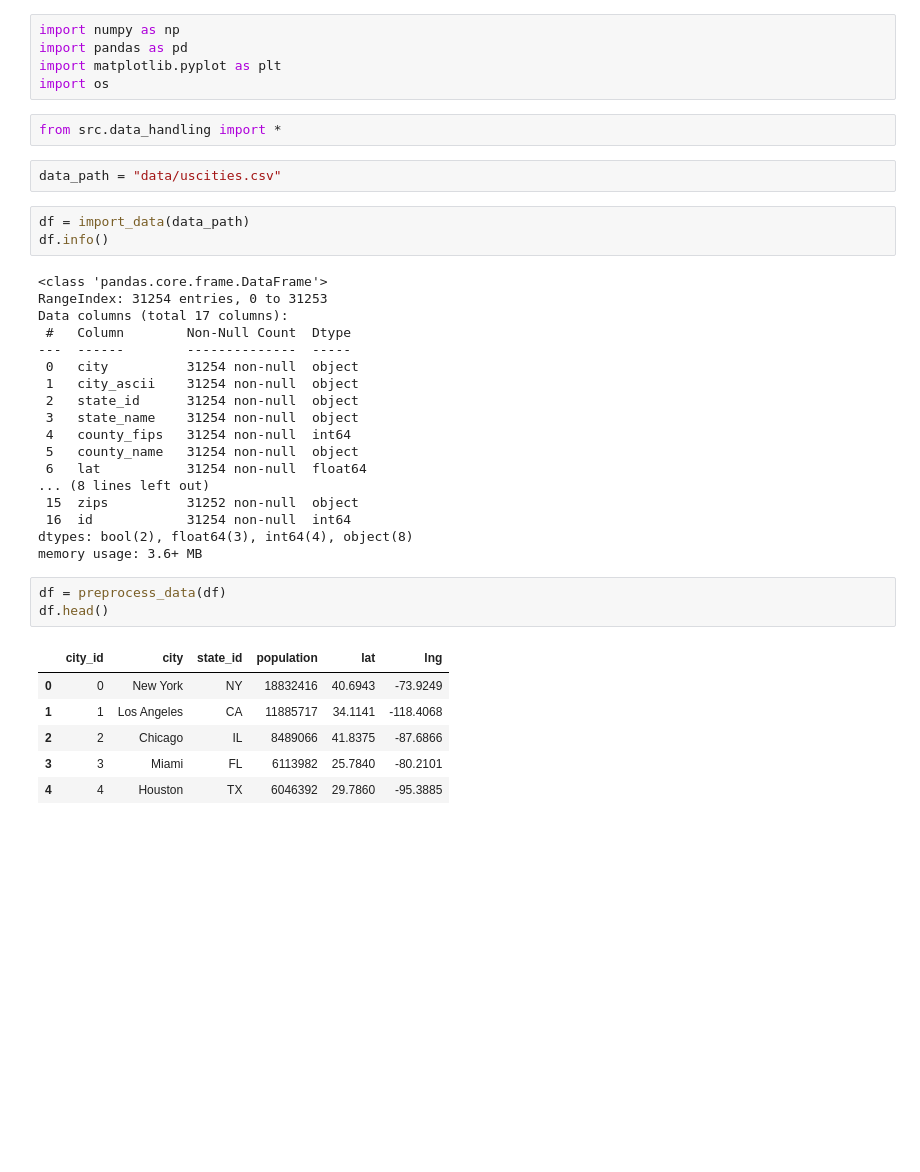
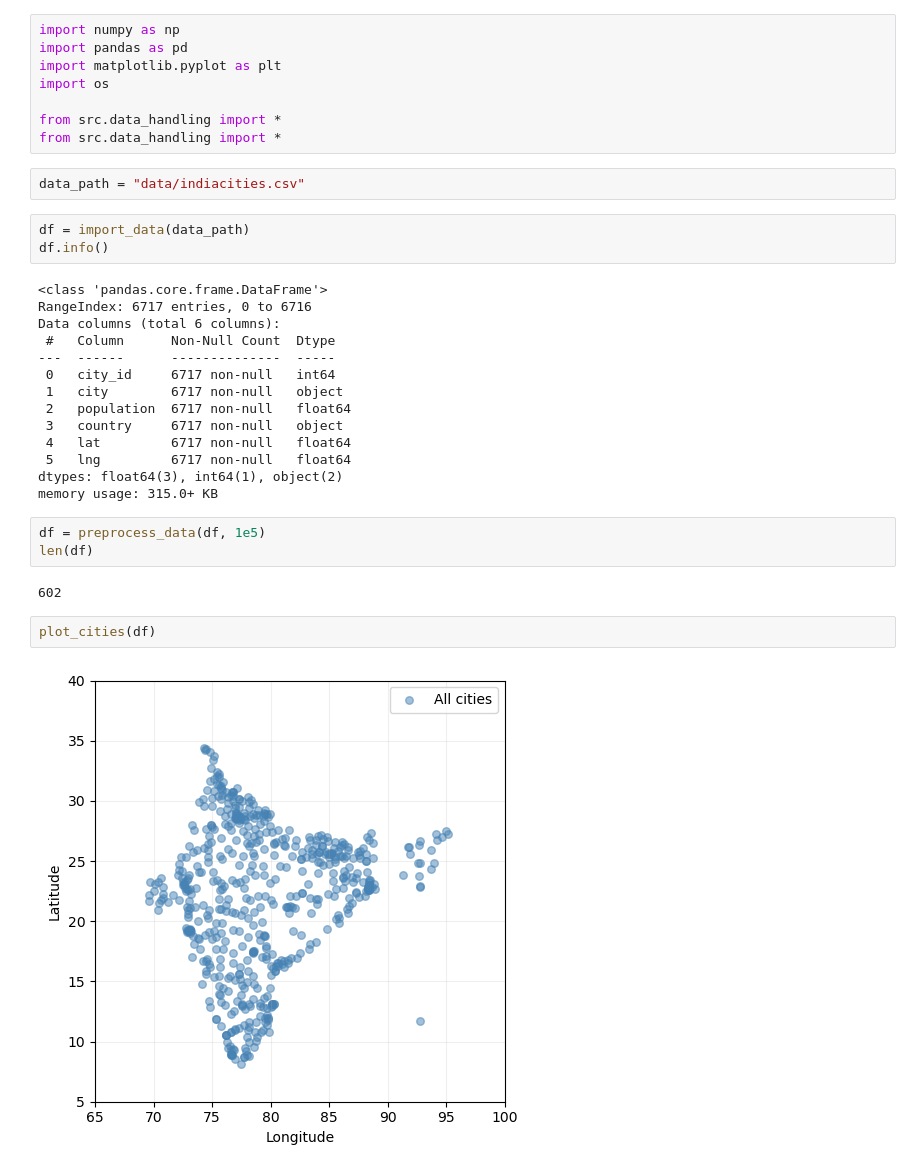
Before and after one commit to shashank2403/Heuristic-Network-Optimisation, a Jupyter notebook: main.ipynb, the cells around one changed output. Saved outputs shown, nothing was run; the diff lists cells and outputs as text; blank space fills up the shorter version.

Commit message:
data review and basic cost calc

```diff
--- a/main.ipynb
+++ b/main.ipynb
@@ -3,38 +3,34 @@ import numpy as np
 import pandas as pd
 import matplotlib.pyplot as plt
 import os
+
+from src.data_handling import *
+from src.data_handling import *
-# %%
-from src.data_handling import *
 # %%
-data_path = "data/uscities.csv"
+data_path = "data/indiacities.csv"
 # %%
 df = import_data(data_path)
 df.info()
 # %% [output]
 <class 'pandas.core.frame.DataFrame'>
-RangeIndex: 31254 entries, 0 to 31253
-Data columns (total 17 columns):
- #   Column        Non-Null Count  Dtype
----  ------        --------------  -----
- 0   city          31254 non-null  object
- 1   city_ascii    31254 non-null  object
- 2   state_id      31254 non-null  object
- 3   state_name    31254 non-null  object
- 4   county_fips   31254 non-null  int64
- 5   county_name   31254 non-null  object
- 6   lat           31254 non-null  float64
-... (8 lines left out)
- 15  zips          31252 non-null  object
- 16  id            31254 non-null  int64
-dtypes: bool(2), float64(3), int64(4), object(8)
-memory usage: 3.6+ MB
+RangeIndex: 6717 entries, 0 to 6716
+Data columns (total 6 columns):
+ #   Column      Non-Null Count  Dtype
+---  ------      --------------  -----
+ 0   city_id     6717 non-null   int64
+ 1   city        6717 non-null   object
+ 2   population  6717 non-null   float64
+ 3   country     6717 non-null   object
+ 4   lat         6717 non-null   float64
+ 5   lng         6717 non-null   float64
+dtypes: float64(3), int64(1), object(2)
+memory usage: 315.0+ KB
 # %%
-df = preprocess_data(df)
-df.head()
+df = preprocess_data(df, 1e5)
+len(df)
 # %% [output]
-|  | city_id | city | state_id | population | lat | lng |
-| 0 | 0 | New York | NY | 18832416 | 40.6943 | -73.9249 |
-| 1 | 1 | Los Angeles | CA | 11885717 | 34.1141 | -118.4068 |
-| 2 | 2 | Chicago | IL | 8489066 | 41.8375 | -87.6866 |
-| 3 | 3 | Miami | FL | 6113982 | 25.7840 | -80.2101 |
-| 4 | 4 | Houston | TX | 6046392 | 29.7860 | -95.3885 |
+602
+# %%
+plot_cities(df)
+# %% [output]
+[figure, added]
```
Also changed, not shown: 6 other files.
